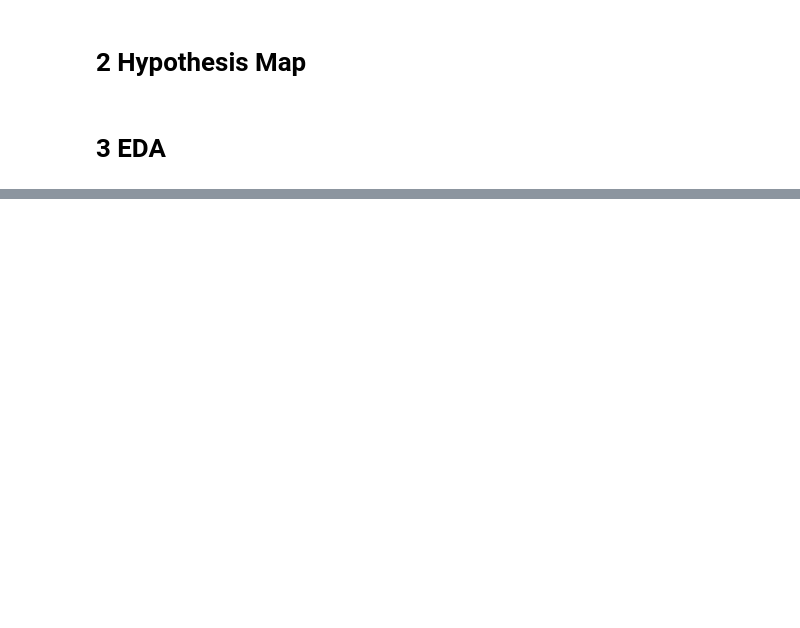
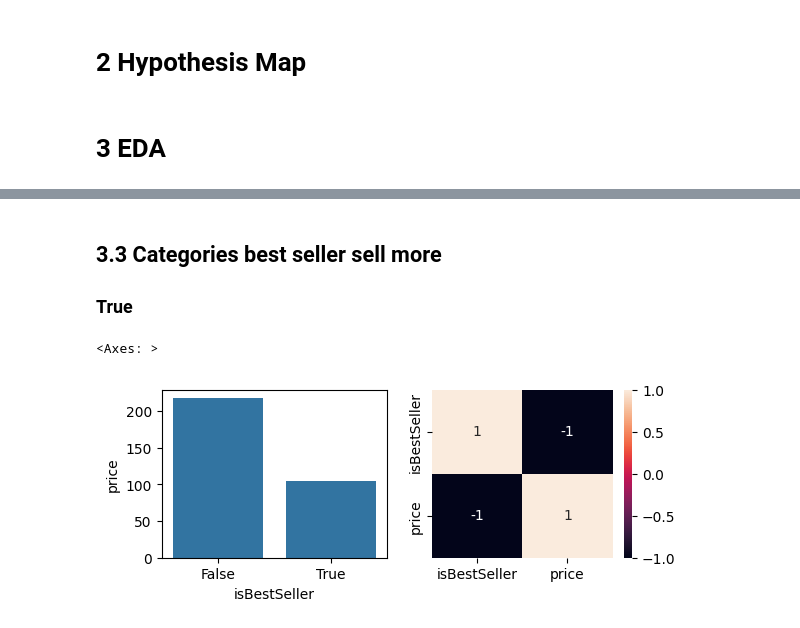
Before and after one commit to thalesluizbraga/project_amazon_eda, a Jupyter notebook: amazon_eda.ipynb, the cells around one changed output, grey strips where cells are left out. Saved outputs shown, nothing was run; the diff lists cells and outputs as text; code cells hidden in the pictures; blank space fills up the shorter version.

```diff
--- a/amazon_eda.ipynb
+++ b/amazon_eda.ipynb
@@ -155,0 +186,14 @@ sns.barplot(x='stars_binned', y='price', data=aux1)
+# %% [markdown]
+## 3.3 Categories best seller sell more
+
+### True
+# %%
+plt.subplot(2,2,1)
+aux5 = df2[['price', 'isBestSeller']].groupby('isBestSeller').mean().reset_index()
+sns.barplot(x='isBestSeller', y='price', data=aux5)
+
+plt.subplot(2,2,2)
+sns.heatmap( aux5.corr( method='pearson' ), annot=True )
+# %% [output]
+<Axes: >
+[figure, added]
```
Also changed, not shown: parts of 16 cells of this notebook.
